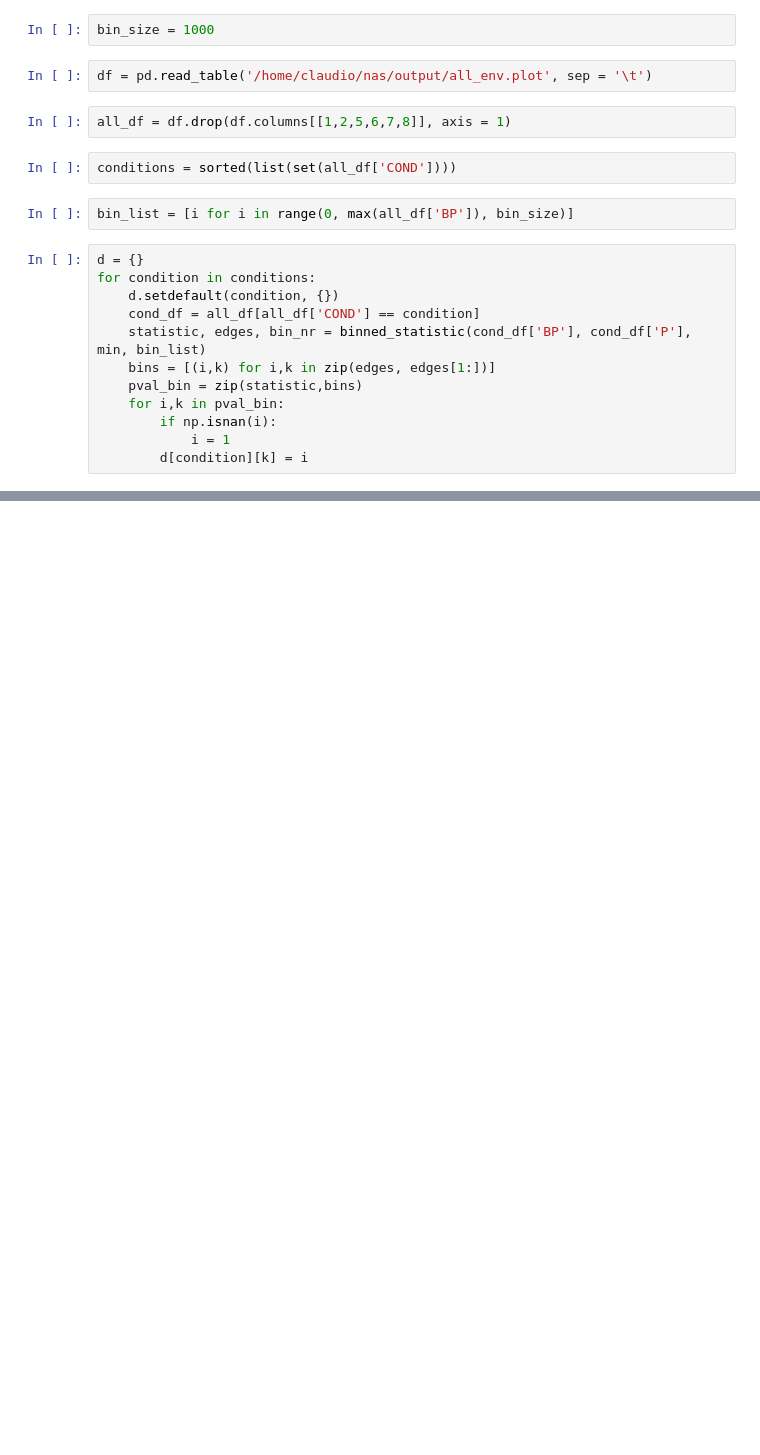
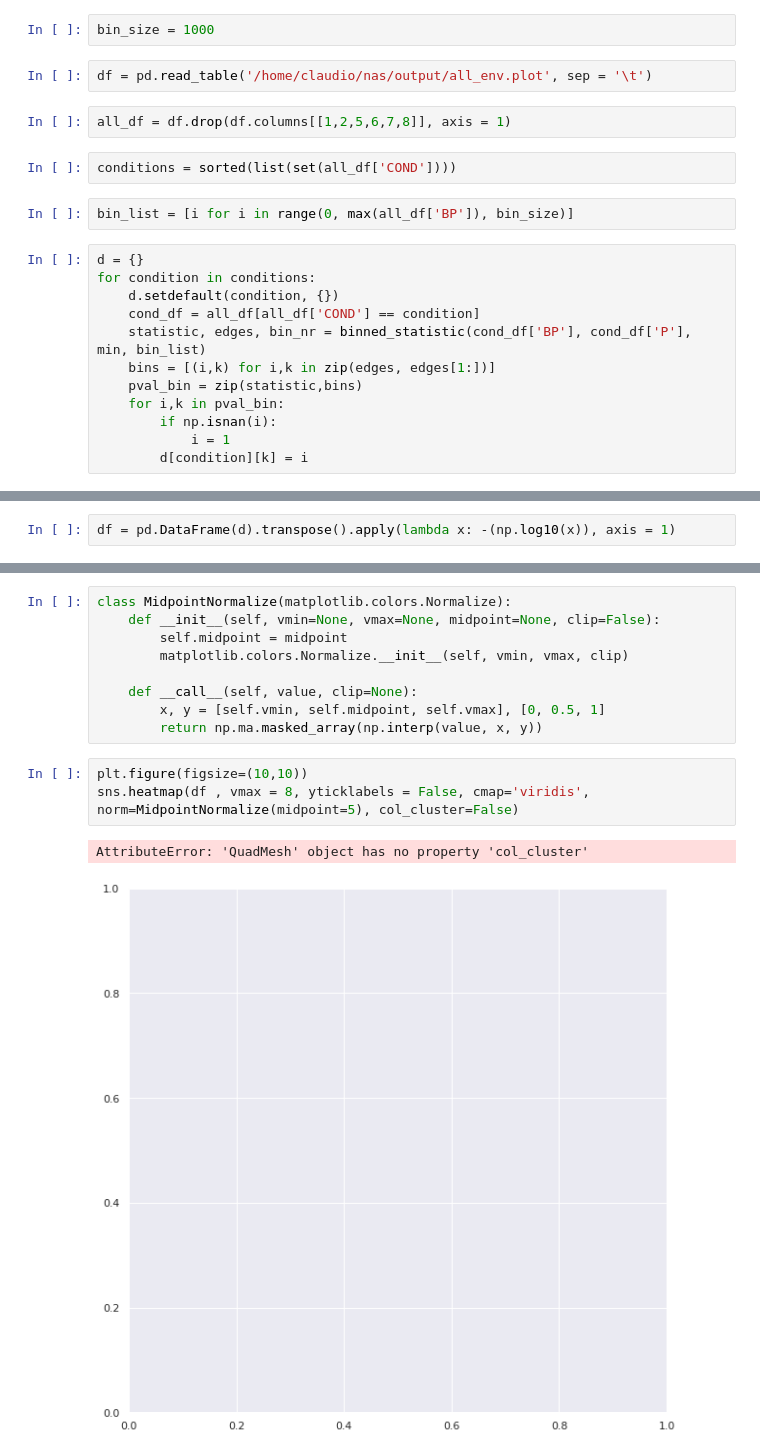
Before and after one commit to Slakky/EcoRef, a Jupyter notebook: scripts/final/23_Heatmap_Summary.ipynb, the cells around one changed output, grey strips where cells are left out. Drawn from its saved outputs; the diff is of its cells as text; blank space fills up the shorter version.

Commit message:
heatmap

```diff
--- a/scripts/final/23_Heatmap_Summary.ipynb
+++ b/scripts/final/23_Heatmap_Summary.ipynb
@@ -47,0 +31,2 @@ d['A22.0P5']
+# %%
+df = pd.DataFrame(d).transpose().apply(lambda x: -(np.log10(x)), axis = 1)
@@ -47,0 +53,15 @@ d['A22.0P5']
+# %%
+class MidpointNormalize(matplotlib.colors.Normalize):
+    def __init__(self, vmin=None, vmax=None, midpoint=None, clip=False):
+        self.midpoint = midpoint
+        matplotlib.colors.Normalize.__init__(self, vmin, vmax, clip)
+
+    def __call__(self, value, clip=None):
+        x, y = [self.vmin, self.midpoint, self.vmax], [0, 0.5, 1]
+        return np.ma.masked_array(np.interp(value, x, y))
+# %%
+plt.figure(figsize=(10,10))
+sns.heatmap(df , vmax = 8, yticklabels = False, cmap='viridis', norm=MidpointNormalize(midpoint=5), col_cluster=False)
+# %% [output]
+AttributeError: 'QuadMesh' object has no property 'col_cluster'
+[figure, added]
```
Also changed, not shown: parts of 5 cells of this notebook.
